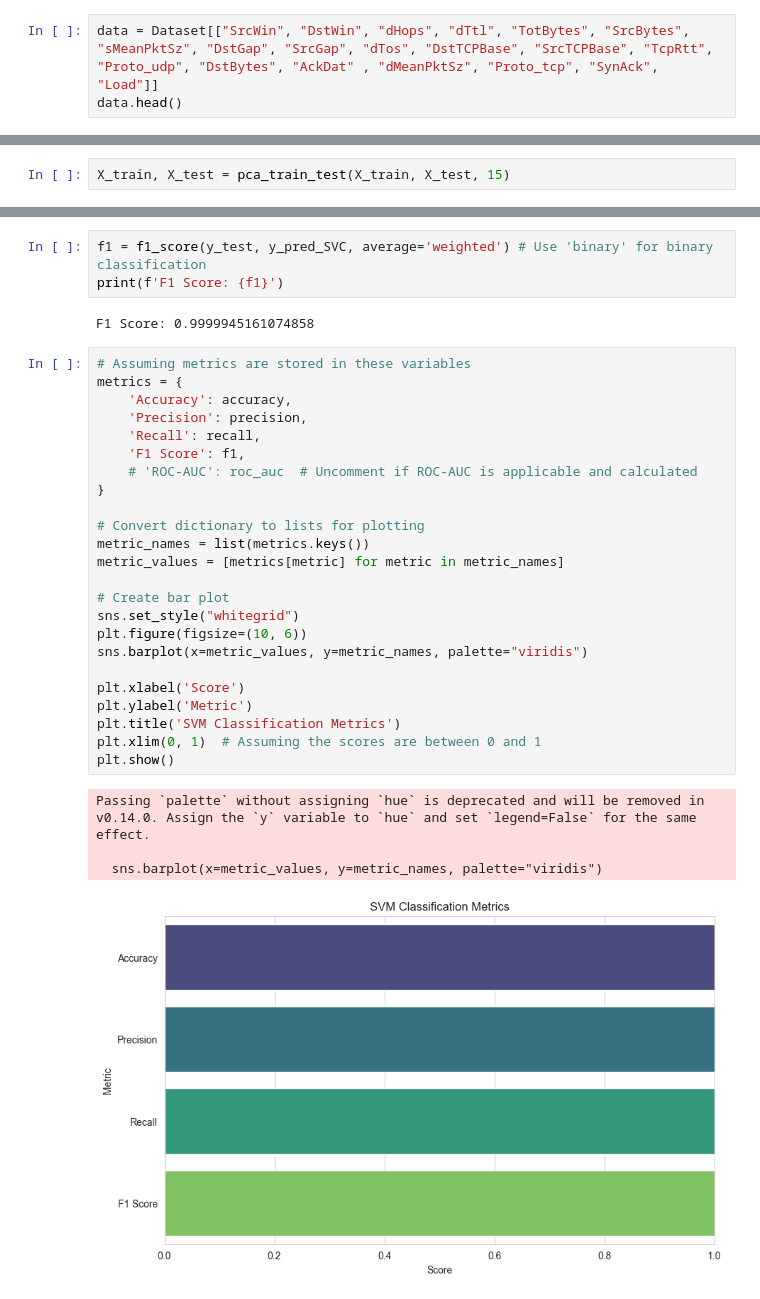
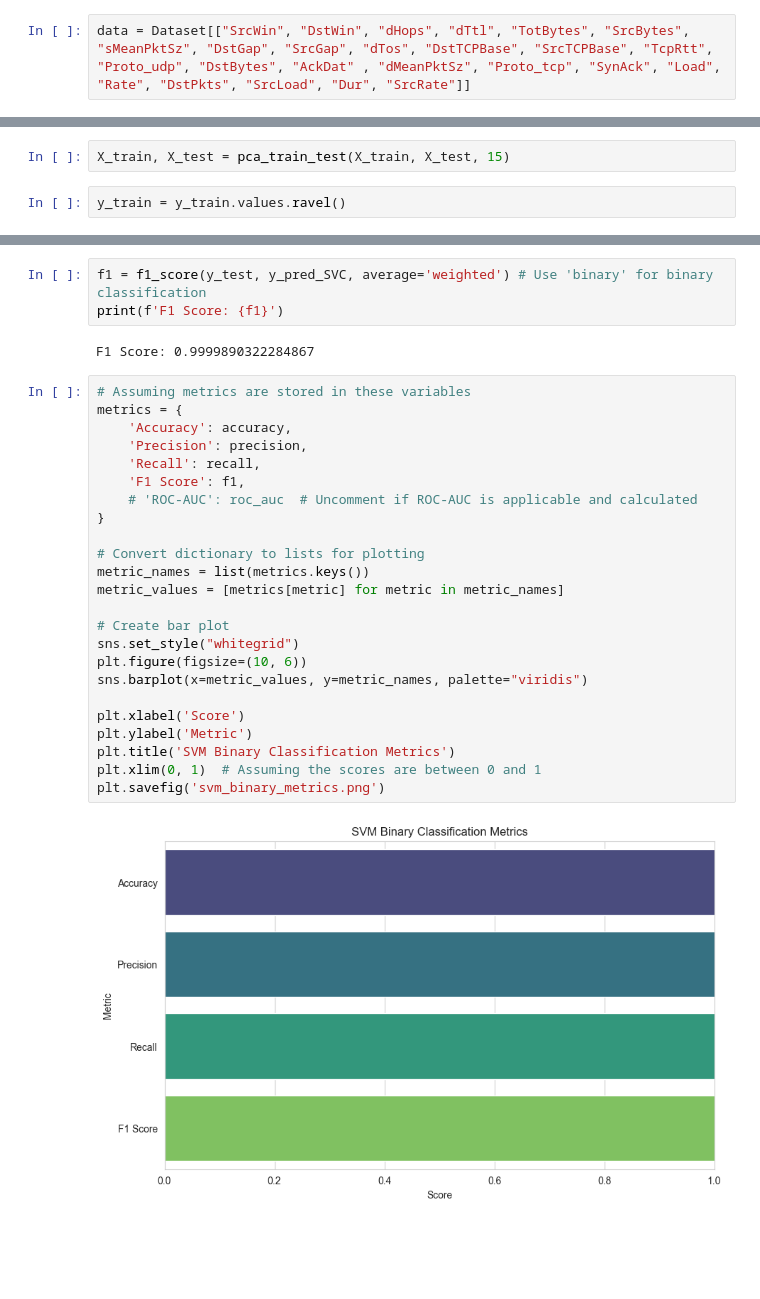
Before and after one commit to vigneshramesh1/network-intrusion-detection, a Jupyter notebook: Models/SVM Based Models/SVM_Binary.ipynb, the cells around one changed output, grey strips where cells are left out. Drawn from its saved outputs; the diff is of its cells as text; blank space fills up the shorter version.

```diff
--- a/Models/SVM Based Models/SVM_Binary.ipynb
+++ b/Models/SVM Based Models/SVM_Binary.ipynb
@@ -35,3 +41,2 @@ Dataset.head()
 # %%
-data = Dataset[["SrcWin", "DstWin", "dHops", "dTtl", "TotBytes", "SrcBytes", "sMeanPktSz", "DstGap", "SrcGap", "dTos", "DstTCPBase", "SrcTCPBase", "TcpRtt", "Proto_udp", "DstBytes", "AckDat" , "dMeanPktSz", "Proto_tcp", "SynAck", "Load"]]
-data.head()
+data = Dataset[["SrcWin", "DstWin", "dHops", "dTtl", "TotBytes", "SrcBytes", "sMeanPktSz", "DstGap", "SrcGap", "dTos", "DstTCPBase", "SrcTCPBase", "TcpRtt", "Proto_udp", "DstBytes", "AckDat" , "dMeanPktSz", "Proto_tcp", "SynAck", "Load", "Rate", "DstPkts", "SrcLoad", "Dur", "SrcRate"]]
@@ -118,6 +99,8 @@ def pca_train_test(X_train, X_test, no_of_components):
   return train_data, test_data
 # %%
 X_train, X_test = pca_train_test(X_train, X_test, 15)
+# %%
+y_train = y_train.values.ravel()
 # %%
 # Initialize and train the SVC model
 svc_model = SVC(kernel='rbf', random_state=42)  # You can choose different kernels like 'rbf', 'poly', etc.
@@ -175,33 +176,30 @@ Recall: 0.9999945161007283
 f1 = f1_score(y_test, y_pred_SVC, average='weighted') # Use 'binary' for binary classification
 print(f'F1 Score: {f1}')
 # %% [output]
-F1 Score: 0.9999945161074858
+F1 Score: 0.9999890322284867
 # %%
 # Assuming metrics are stored in these variables
 metrics = {
     'Accuracy': accuracy,
     'Precision': precision,
     'Recall': recall,
     'F1 Score': f1,
     # 'ROC-AUC': roc_auc  # Uncomment if ROC-AUC is applicable and calculated
 }
 
 # Convert dictionary to lists for plotting
 metric_names = list(metrics.keys())
 metric_values = [metrics[metric] for metric in metric_names]
 
 # Create bar plot
 sns.set_style("whitegrid")
 plt.figure(figsize=(10, 6))
 sns.barplot(x=metric_values, y=metric_names, palette="viridis")
 
 plt.xlabel('Score')
 plt.ylabel('Metric')
-plt.title('SVM Classification Metrics')
+plt.title('SVM Binary Classification Metrics')
 plt.xlim(0, 1)  # Assuming the scores are between 0 and 1
-plt.show()
+plt.savefig('svm_binary_metrics.png')
 # %% [output]
-Passing `palette` without assigning `hue` is deprecated and will be removed in v0.14.0. Assign the `y` variable to `hue` and set `legend=False` for the same effect.
-
-  sns.barplot(x=metric_values, y=metric_names, palette="viridis")
-[figure, old version]
+[figure, new version]
```
Also changed, not shown: parts of 22 cells of this notebook, 1 other file.
